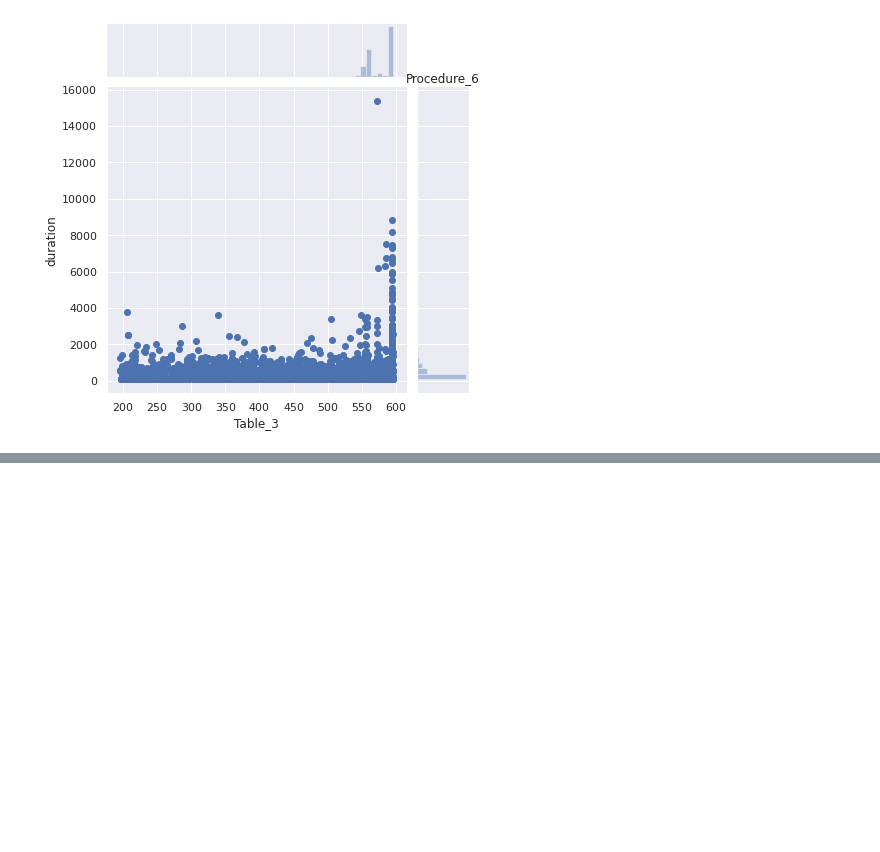
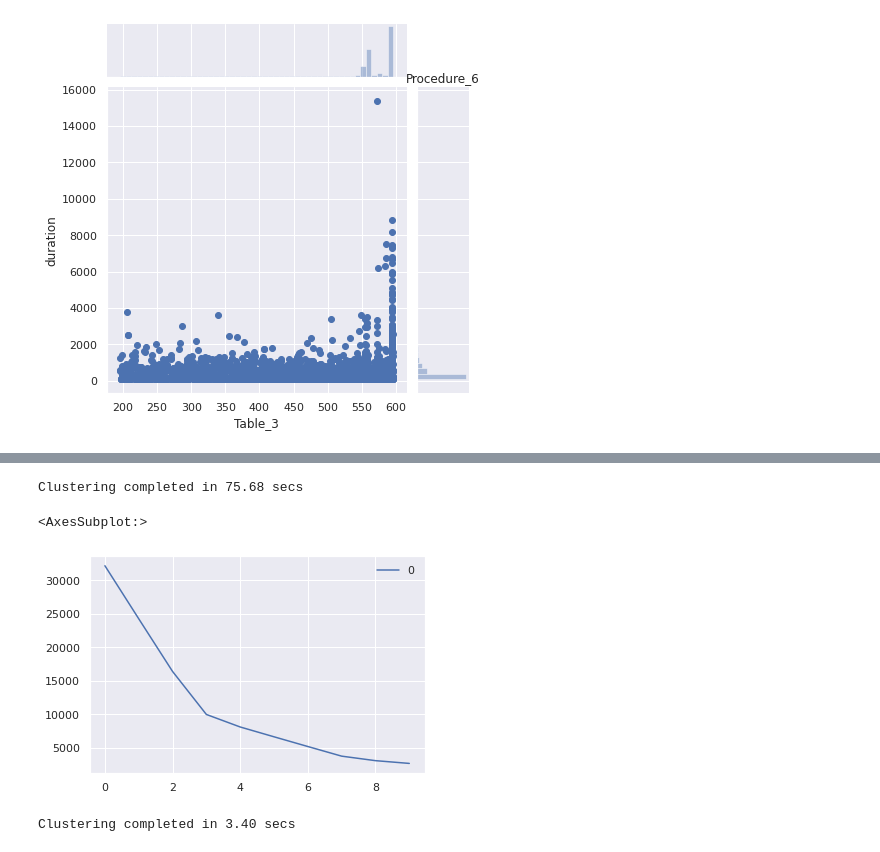
Before and after one commit to tonnyeremin/Software-Perfomance, a Jupyter notebook: SqlMetrics/Evangelist_Perf_Processing.ipynb, the cells around one changed output, grey strips where cells are left out. Cells and saved outputs as stored; diff of their text form; code cells hidden in the pictures; blank space fills up the shorter version.

Commit message:
clustering

```diff
--- a/SqlMetrics/Evangelist_Perf_Processing.ipynb
+++ b/SqlMetrics/Evangelist_Perf_Processing.ipynb
@@ -197,3 +201,7 @@ for index, value in top_proc_names.items():
 [figure]
 [figure]
 [figure]
+# %%
+poi.loc[:, 'second'] = poi.timestamp.apply(lambda x: round(x/1000))
+time_series = poi.groupby('second').size()
+time_series.describe()
@@ -199,0 +227,3 @@ for index, value in top_proc_names.items():
+# %%
+poi = pd.get_dummies(poi, prefix_sep='_', drop_first=True)
+poi.head()
@@ -199,0 +237,41 @@ for index, value in top_proc_names.items():
+# %%
+df_pois_clu = pd.DataFrame(poi, copy = True)
+scaler = MinMaxScaler()
+
+df_pois_clu_scaled=scaler.fit_transform(df_pois_clu)
+
+start_time = time.time()
+km_scores = []
+db_score =[]
+max_num_of_clu = 10
+km_score_ = 0
+for n in range(2,2+max_num_of_clu):
+    cluster = KMeans(n_clusters=n).fit(df_pois_clu_scaled)
+    clu = cluster.predict(df_pois_clu_scaled)
+    km_scores.append(-cluster.score(df_pois_clu_scaled))
+
+print('Clustering completed in {:,.2f} secs'.format(time.time()-start_time))
+# %% [output]
+Clustering completed in 75.68 secs
+# %%
+km_scores_df = pd.DataFrame(km_scores)
+sns.lineplot(data=km_scores_df)
+# %% [output]
+<AxesSubplot:>
+[figure, added]
+# %%
+start_time = time.time()
+
+clu_num = 3
+df_pois_clu = pd.DataFrame(poi, copy = True)
+scaler = MinMaxScaler()
+df_pois_clu_scaled=scaler.fit_transform(df_pois_clu)
+
+cluster = KMeans(n_clusters=clu_num).fit(df_pois_clu_scaled)
+clu = cluster.predict(df_pois_clu_scaled)
+
+poi['Cluster'] = clu
+
+print('Clustering completed in {:,.2f} secs'.format(time.time()-start_time))
+# %% [output]
+Clustering completed in 3.40 secs
```
Also changed, not shown: parts of 8 cells of this notebook.
